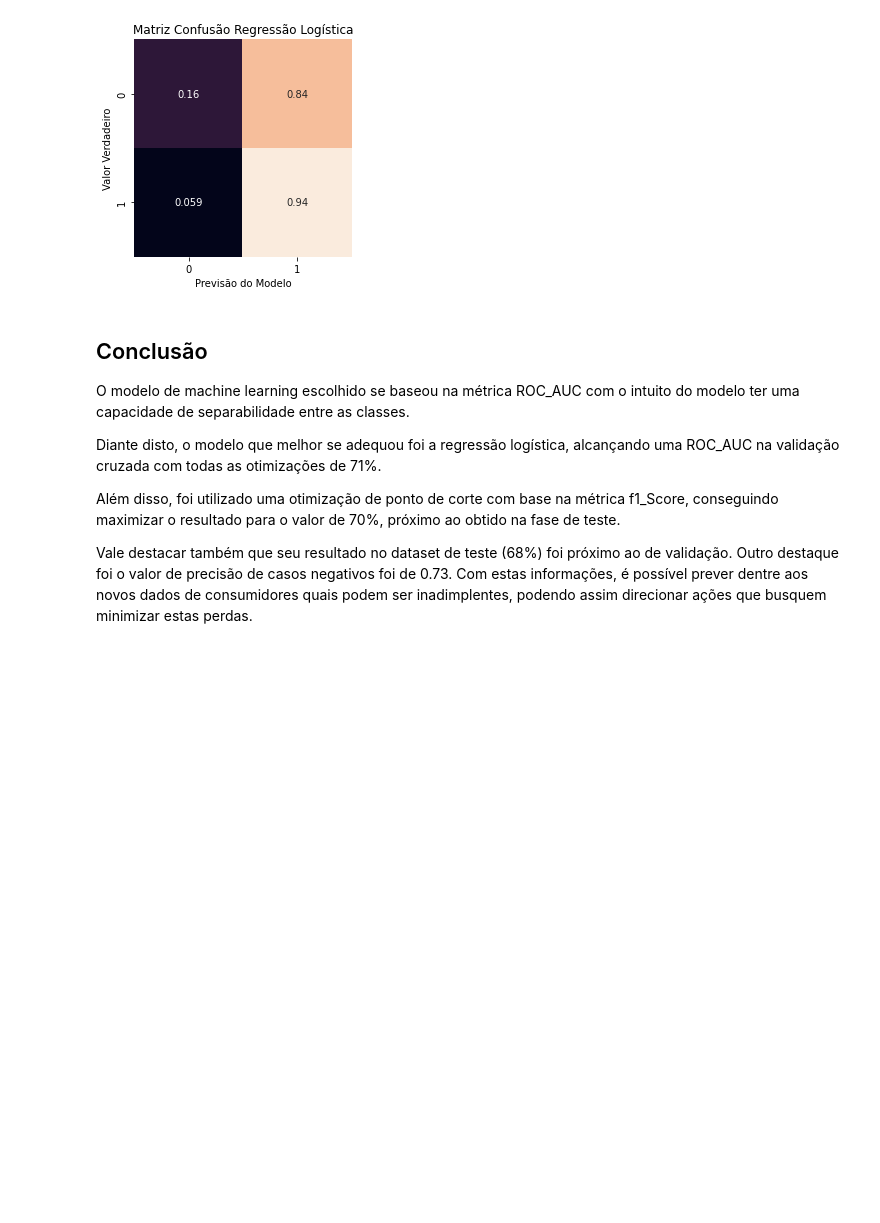
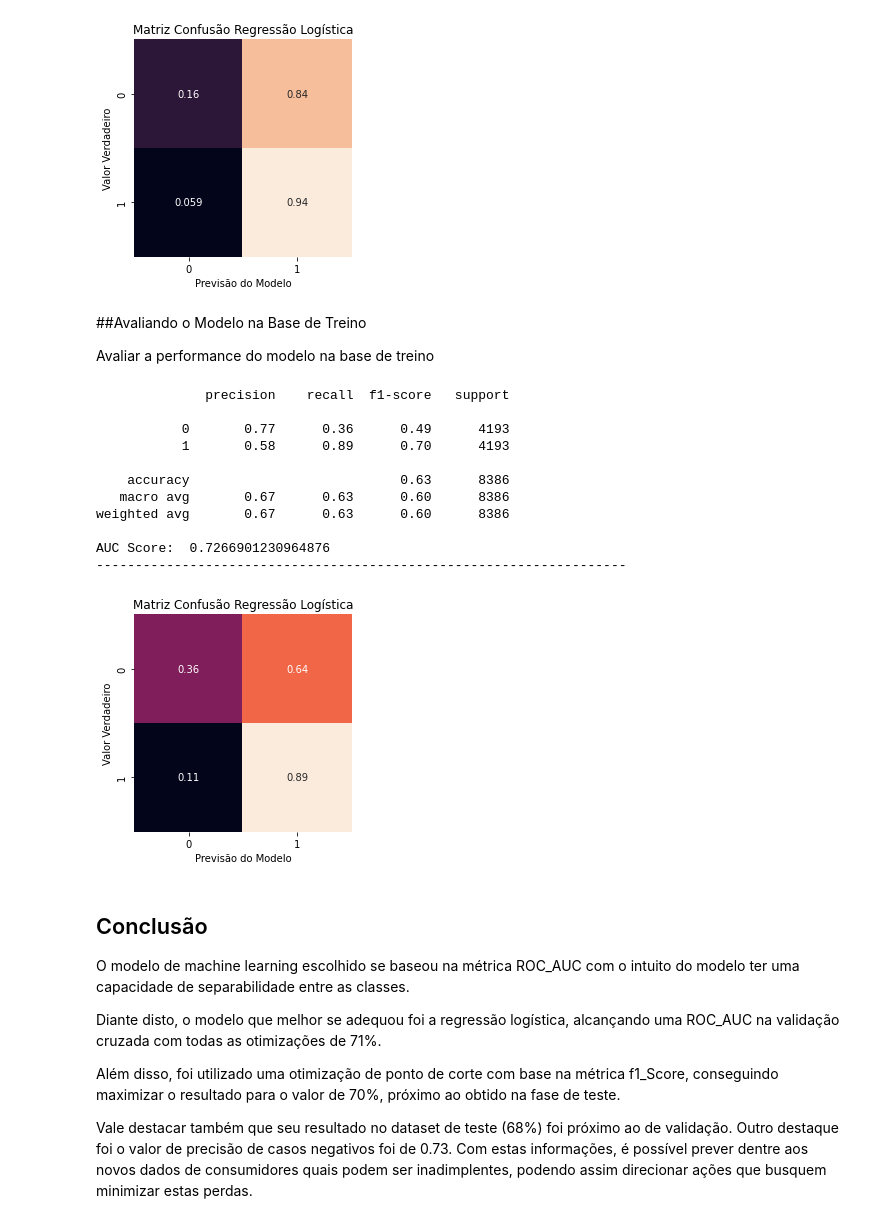
Before and after one commit to richardcpereira/Projetos_Gerais, a Jupyter notebook: Avaliação_de_modelos_de_risco_voltados_à_prevenção_de_inadimplência_no_mercado_financeiro.ipynb, the cells around one changed output. Cells and saved outputs as stored; diff of their text form; code cells hidden in the pictures; blank space fills up the shorter version.

```diff
--- a/Avaliação_de_modelos_de_risco_voltados_à_prevenção_de_inadimplência_no_mercado_financeiro.ipynb
+++ b/Avaliação_de_modelos_de_risco_voltados_à_prevenção_de_inadimplência_no_mercado_financeiro.ipynb
@@ -1212,6 +1212,78 @@ weighted avg       0.63      0.56      0.48      1677
 AUC Score:  0.6810157194679564
 --------------------------------------------------------------------
 [figure]
+# %% [markdown]
+
+##Avaliando o Modelo na Base de Treino
+
+Avaliar a performance do modelo na base de treino
+# %%
+#45 Copiando o dataframe do X_train e X_test
+X_train_rus_scaled = X_train_rus_selector.copy()
+X_test_scaled = X_test[mask].copy()
+
+#Padronizando as variáveis numéricas
+for feature in list(s1.intersection(s2)):
+
+  #Ajustando as variáveis numéricas do X_train
+  X_train_rus_scaled[feature] = scaler.fit_transform(X_train_rus_scaled[feature].values.reshape(-1,1))
+
+  #Ajustando as variáveis numéricas de X_test com os mesmos parâmetros do X_train
+  X_test_scaled[feature] = scaler.transform(X_test_scaled[feature].values.reshape(-1,1))
+
+#Treinando o modelo
+model_rl.fit(X = X_train_rus_scaled, y = y_train_rus)
+
+#Calculando a probabilidade y
+y_proba = model_rl.predict_proba(X_train_rus_scaled)
+
+#Transformando em um dataframe
+y_proba_df = pd.DataFrame(y_proba)
+
+#Calculando a predição utilizando o cutoff de 0.51
+y_proba_df['Predict'] = y_proba_df[1].apply(lambda x: 1 if x > 0.35 else 0)
+
+# Classification Report
+print(classification_report(y_train_rus, y_proba_df['Predict']))
+
+print("AUC Score: ",roc_auc_score(y_train_rus, y_proba[:,1]))
+
+print("--------------------------------------------------------------------")
+
+#Instanciando a figure e axes
+fig, ax = plt.subplots()
+
+#Plotando a matriz de confusão em um heatmap
+sns.heatmap(confusion_matrix(y_train_rus, y_proba_df['Predict'], normalize = 'true'),
+            square=True,
+            annot=True,
+            cbar=False,
+            ax = ax)
+
+#Definindo o nome do eixo x
+ax.set_xlabel("Previsão do Modelo")
+
+#Definindo o nome do eixo y
+ax.set_ylabel("Valor Verdadeiro")
+
+#Definindo o título
+ax.set_title("Matriz Confusão Regressão Logística")
+
+#Exibindo a matriz de confusão
+plt.show()
+# %% [output]
+              precision    recall  f1-score   support
+
+           0       0.77      0.36      0.49      4193
+           1       0.58      0.89      0.70      4193
+
+    accuracy                           0.63      8386
+   macro avg       0.67      0.63      0.60      8386
+weighted avg       0.67      0.63      0.60      8386
+
+AUC Score:  0.7266901230964876
+--------------------------------------------------------------------
+[figure, added]
 # %% [markdown]
 ## Conclusão
 
```
Also changed, not shown: parts of 1 cell of this notebook.
